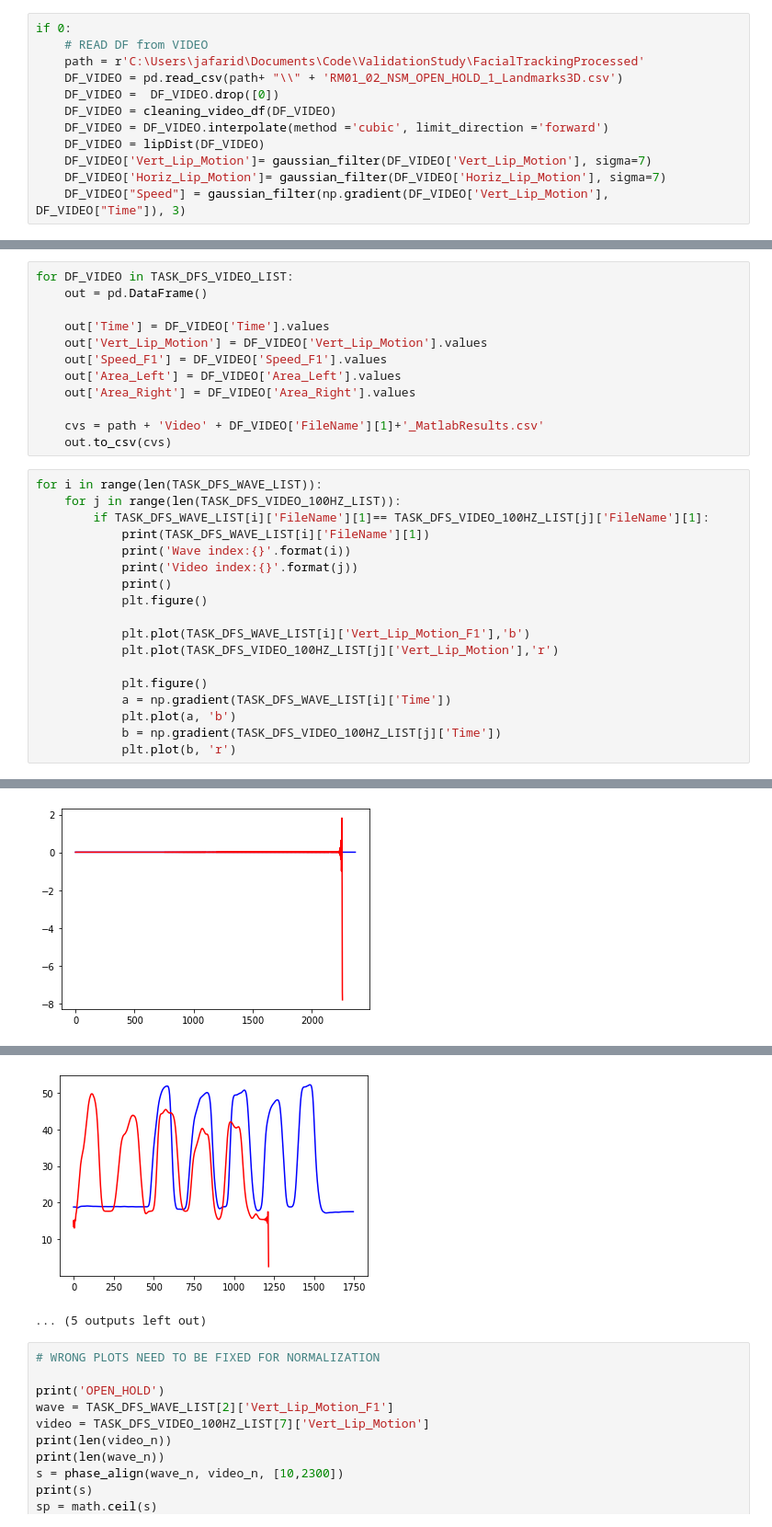
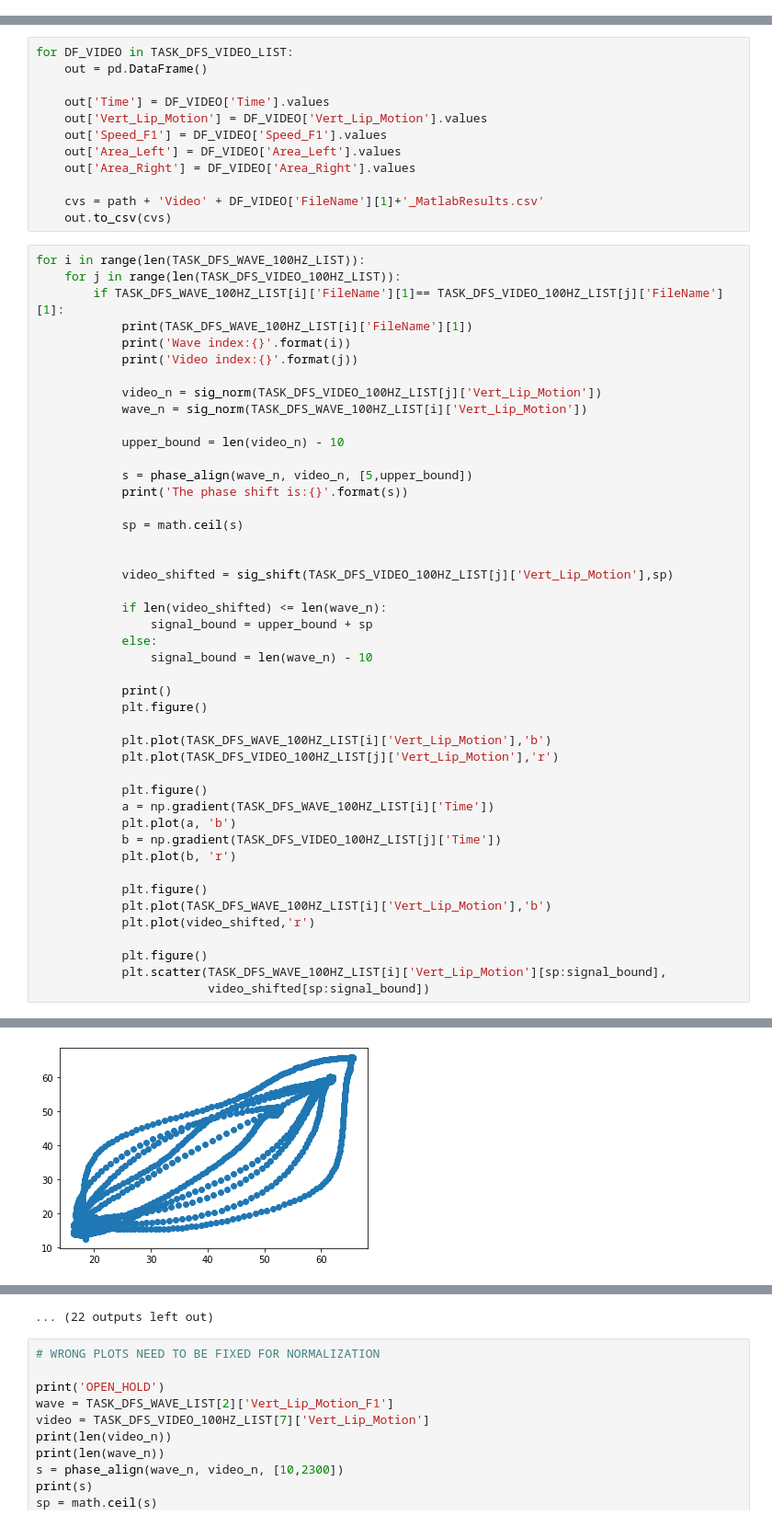
Before and after one commit to denizjafari/ValidationStudy, a Jupyter notebook: TimeSeriesAnalysis-MultipleConditions.ipynb, the cells around one changed output, grey strips where cells are left out. Shown at 92% size. Saved outputs shown, nothing was run; the diff lists cells and outputs as text.

Commit message:
Update TimeSeriesAnalysis-MultipleConditions.ipynb
zero-lag corolation implemented

```diff
--- a/TimeSeriesAnalysis-MultipleConditions.ipynb
+++ b/TimeSeriesAnalysis-MultipleConditions.ipynb
@@ -307,12 +295,0 @@ if 0:
-# %%
-if 0:
-    # READ DF from VIDEO
-    path = r'C:\Users\jafarid\Documents\Code\ValidationStudy\FacialTrackingProcessed'
-    DF_VIDEO = pd.read_csv(path+ "\\" + 'RM01_02_NSM_OPEN_HOLD_1_Landmarks3D.csv')
-    DF_VIDEO =  DF_VIDEO.drop([0])
-    DF_VIDEO = cleaning_video_df(DF_VIDEO)
-    DF_VIDEO = DF_VIDEO.interpolate(method ='cubic', limit_direction ='forward')
-    DF_VIDEO = lipDist(DF_VIDEO)
-    DF_VIDEO['Vert_Lip_Motion']= gaussian_filter(DF_VIDEO['Vert_Lip_Motion'], sigma=7)
-    DF_VIDEO['Horiz_Lip_Motion']= gaussian_filter(DF_VIDEO['Horiz_Lip_Motion'], sigma=7)
-    DF_VIDEO["Speed"] = gaussian_filter(np.gradient(DF_VIDEO['Vert_Lip_Motion'], DF_VIDEO["Time"]), 3)
@@ -428,23 +398,50 @@ for DF_VIDEO in TASK_DFS_VIDEO_LIST:
     cvs = path + 'Video' + DF_VIDEO['FileName'][1]+'_MatlabResults.csv'
     out.to_csv(cvs)
 # %%
-for i in range(len(TASK_DFS_WAVE_LIST)):
+for i in range(len(TASK_DFS_WAVE_100HZ_LIST)):
     for j in range(len(TASK_DFS_VIDEO_100HZ_LIST)):
-        if TASK_DFS_WAVE_LIST[i]['FileName'][1]== TASK_DFS_VIDEO_100HZ_LIST[j]['FileName'][1]:
-            print(TASK_DFS_WAVE_LIST[i]['FileName'][1])
+        if TASK_DFS_WAVE_100HZ_LIST[i]['FileName'][1]== TASK_DFS_VIDEO_100HZ_LIST[j]['FileName'][1]:
+            print(TASK_DFS_WAVE_100HZ_LIST[i]['FileName'][1])
             print('Wave index:{}'.format(i))
             print('Video index:{}'.format(j))
+
+            video_n = sig_norm(TASK_DFS_VIDEO_100HZ_LIST[j]['Vert_Lip_Motion'])
+            wave_n = sig_norm(TASK_DFS_WAVE_100HZ_LIST[i]['Vert_Lip_Motion'])
+
+            upper_bound = len(video_n) - 10
+
+            s = phase_align(wave_n, video_n, [5,upper_bound])
+            print('The phase shift is:{}'.format(s))
+
+            sp = math.ceil(s)
+
+
+            video_shifted = sig_shift(TASK_DFS_VIDEO_100HZ_LIST[j]['Vert_Lip_Motion'],sp)
+
+            if len(video_shifted) <= len(wave_n):
+                signal_bound = upper_bound + sp
+            else:
+                signal_bound = len(wave_n) - 10
+
             print()
             plt.figure()
 
-            plt.plot(TASK_DFS_WAVE_LIST[i]['Vert_Lip_Motion_F1'],'b')
+            plt.plot(TASK_DFS_WAVE_100HZ_LIST[i]['Vert_Lip_Motion'],'b')
             plt.plot(TASK_DFS_VIDEO_100HZ_LIST[j]['Vert_Lip_Motion'],'r')
 
             plt.figure()
-            a = np.gradient(TASK_DFS_WAVE_LIST[i]['Time'])
+            a = np.gradient(TASK_DFS_WAVE_100HZ_LIST[i]['Time'])
             plt.plot(a, 'b')
             b = np.gradient(TASK_DFS_VIDEO_100HZ_LIST[j]['Time'])
             plt.plot(b, 'r')
+
+            plt.figure()
+            plt.plot(TASK_DFS_WAVE_100HZ_LIST[i]['Vert_Lip_Motion'],'b')
+            plt.plot(video_shifted,'r')
+
+            plt.figure()
+            plt.scatter(TASK_DFS_WAVE_100HZ_LIST[i]['Vert_Lip_Motion'][sp:signal_bound],
+                        video_shifted[sp:signal_bound])
 # %% [output]
 OPEN_HOLD
 Wave index:0
@@ -469 +471 @@ Video index:3
-[figure, old version]
+[figure, new version]
@@ -476,5 +478,4 @@ Video index:3
-[figure, removed]
-... (5 outputs left out)
+... (22 outputs left out)
 # %%
 # WRONG PLOTS NEED TO BE FIXED FOR NORMALIZATION
 
```
Also changed, not shown: parts of 15 cells of this notebook.
